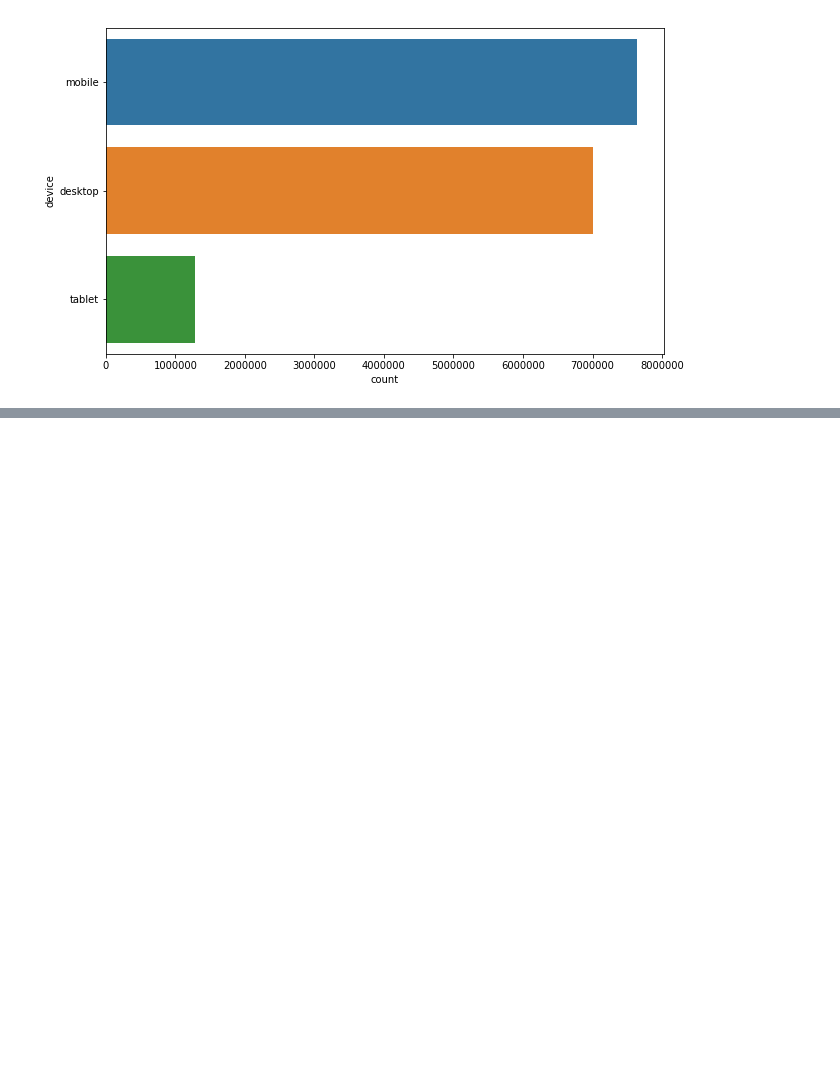
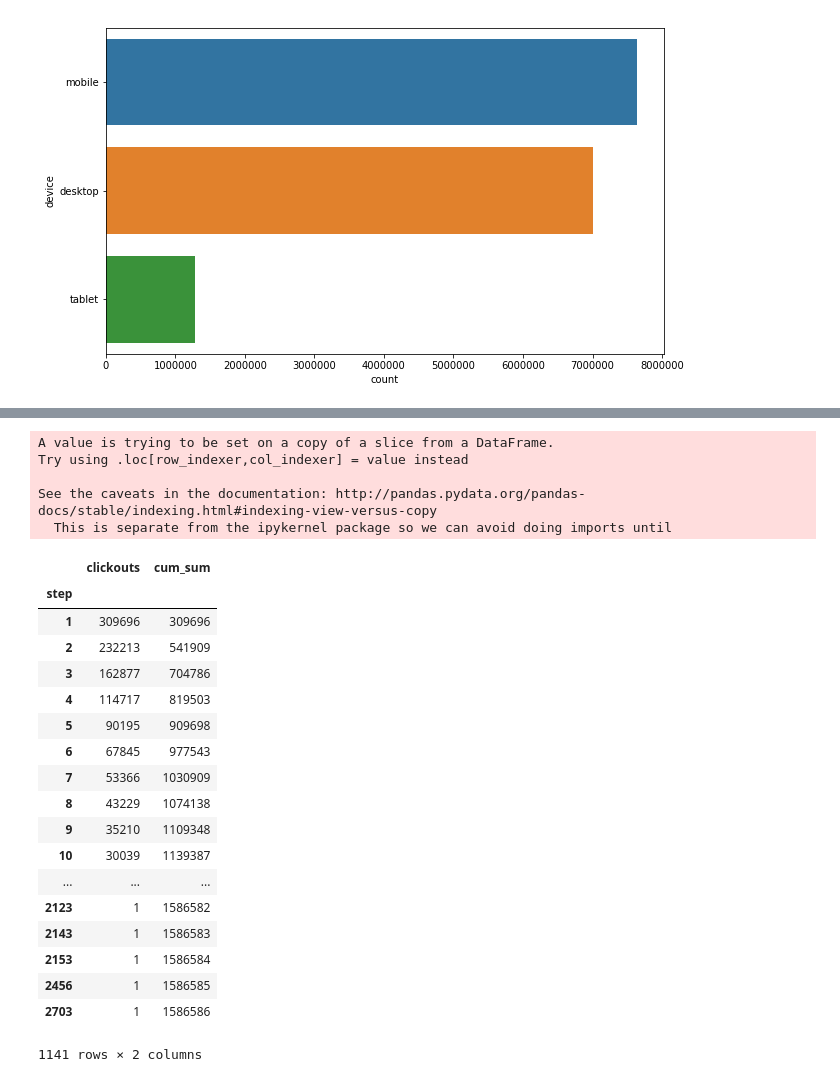
Before and after one commit to PatrickRi/Rec_Sys, a Jupyter notebook: notebooks/ExplorativeAnalysis.ipynb, the cells around one changed output, grey strips where cells are left out. Drawn from its saved outputs; the diff is of its cells as text; code cells hidden in the pictures; blank space fills up the shorter version.

```diff
--- a/notebooks/ExplorativeAnalysis.ipynb
+++ b/notebooks/ExplorativeAnalysis.ipynb
@@ -102,0 +118,34 @@ sns.countplot(y='device', data=df_train, ax=ax);
+# %%
+# How many steps does it take until clickout?
+df_clickout_sess = df_train[['user_id','session_id','step','action_type']]
+df_clickout_sess['action_type'] = df_clickout_sess['action_type'].map({'clickout item': 1}).fillna(0).astype(int)
+df_clickout_per_step = df_clickout_sess[['step', 'action_type']].groupby('step').agg('sum')
+df_clickout_per_step = df_clickout_per_step.rename(columns={'action_type': 'clickouts'})
+df_clickout_per_step['cum_sum'] = df_clickout_per_step['clickouts'].cumsum()
+df_clickout_per_step = df_clickout_per_step[df_clickout_per_step['clickouts'] > 0]
+df_clickout_per_step
+# %% [output]
+A value is trying to be set on a copy of a slice from a DataFrame.
+Try using .loc[row_indexer,col_indexer] = value instead
+
+See the caveats in the documentation: http://pandas.pydata.org/pandas-docs/stable/indexing.html#indexing-view-versus-copy
+  This is separate from the ipykernel package so we can avoid doing imports until
+|  | clickouts | cum_sum |
+| step |  |  |
+| 1 | 309696 | 309696 |
+| 2 | 232213 | 541909 |
+| 3 | 162877 | 704786 |
+| 4 | 114717 | 819503 |
+| 5 | 90195 | 909698 |
+| 6 | 67845 | 977543 |
+| 7 | 53366 | 1030909 |
+| 8 | 43229 | 1074138 |
+| 9 | 35210 | 1109348 |
+| 10 | 30039 | 1139387 |
+| ... | ... | ... |
+| 2123 | 1 | 1586582 |
+| 2143 | 1 | 1586583 |
+| 2153 | 1 | 1586584 |
+| 2456 | 1 | 1586585 |
+| 2703 | 1 | 1586586 |
+1141 rows × 2 columns
```
Also changed, not shown: parts of 3 cells of this notebook.
